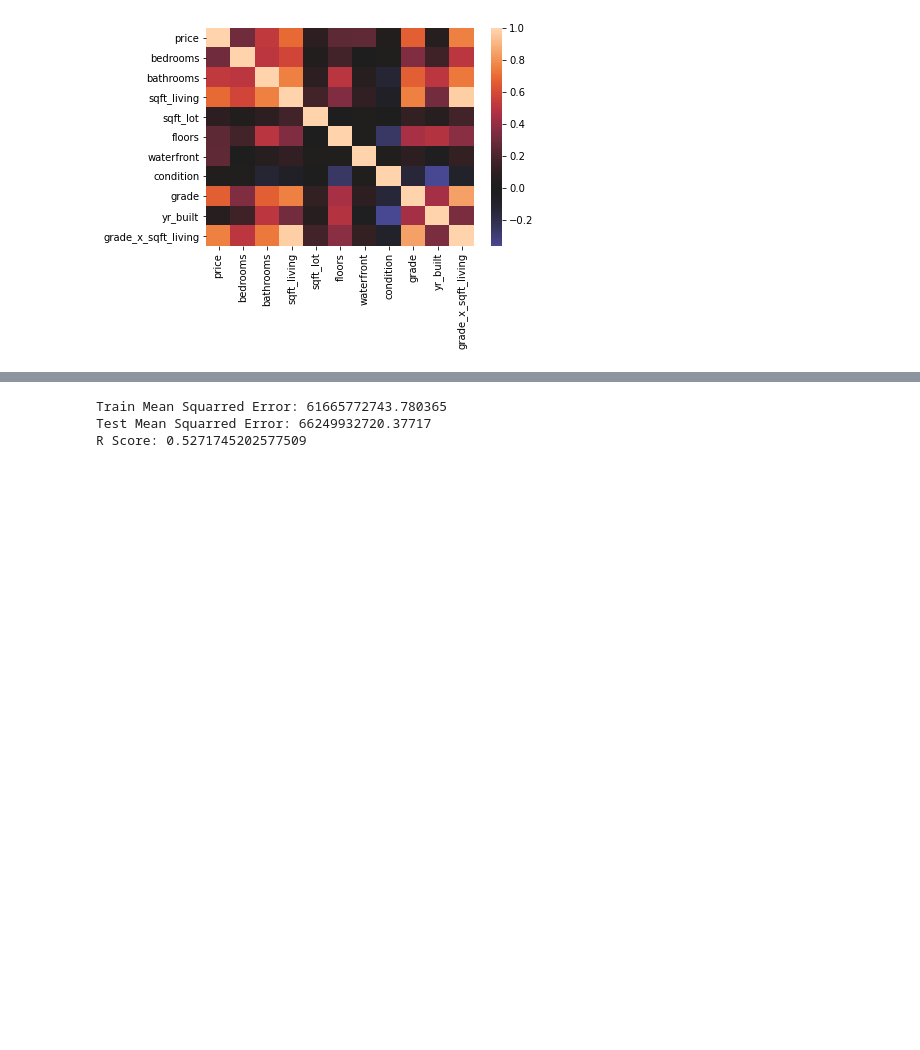
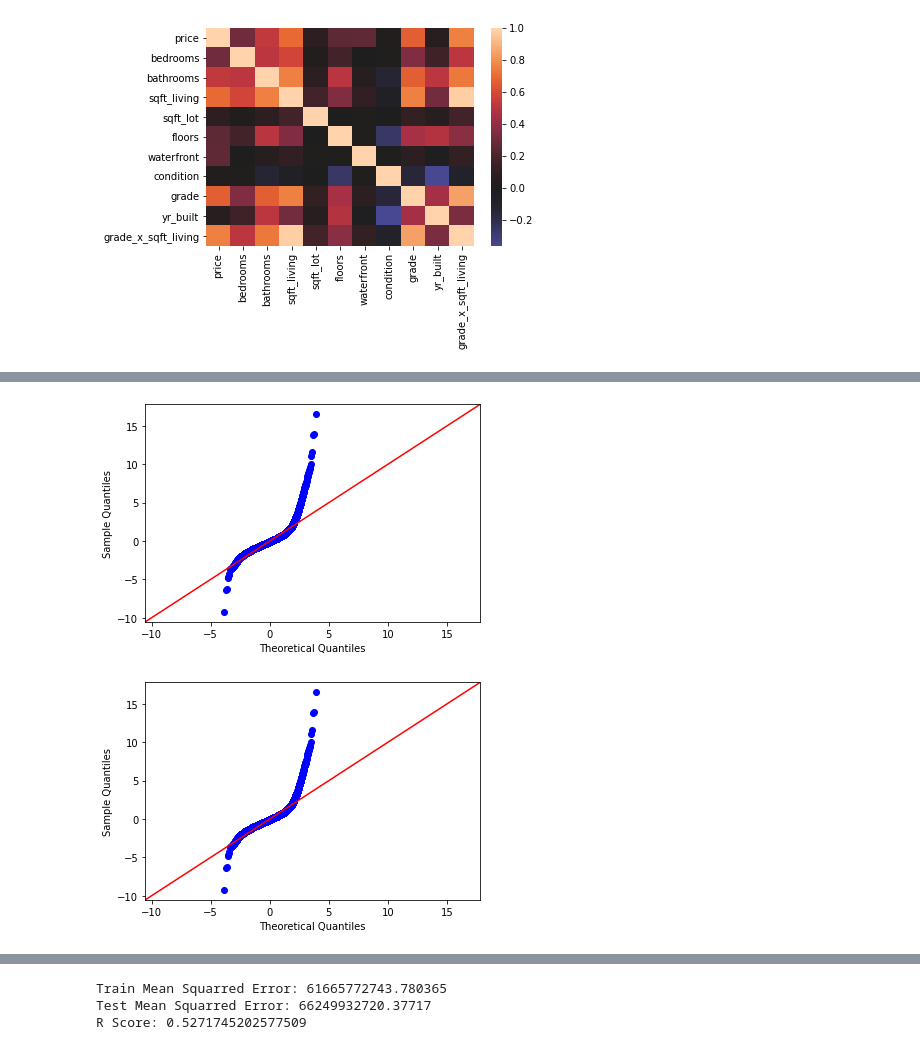
Before and after one commit to sammarder/dsc-phase-2-project-v2-3, a Jupyter notebook: student.ipynb, the cells around one changed output, grey strips where cells are left out. Cells and saved outputs as stored; diff of their text form; code cells hidden in the pictures; blank space fills up the shorter version.

```diff
--- a/student.ipynb
+++ b/student.ipynb
@@ -279,7 +287,7 @@ Notes:
 [2] The condition number is large, 5.63e+03. This might indicate that there are
 strong multicollinearity or other numerical problems.
 # %%
-f = "price~sqft_living+grade"
-model = ols(formula=f, data=df).fit()
-print(model.summary())
+f = "price~grade_x_sqft_living"
+model_two = ols(formula=f, data=df).fit()
+model_two.summary()
 # %% [output]
@@ -302,0 +313,5 @@ strong multicollinearity or other numerical problems.
+# %%
+sm.graphics.qqplot(model_two.resid, dist=stats.norm, line='45', fit=True)
+# %% [output]
+[figure, added]
+[figure, added]
```
Also changed, not shown: parts of 15 cells of this notebook.
